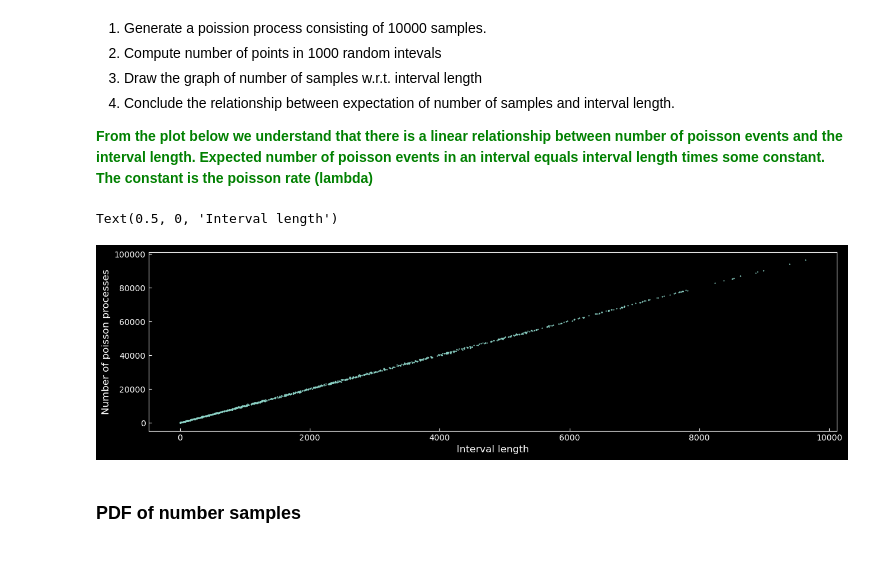
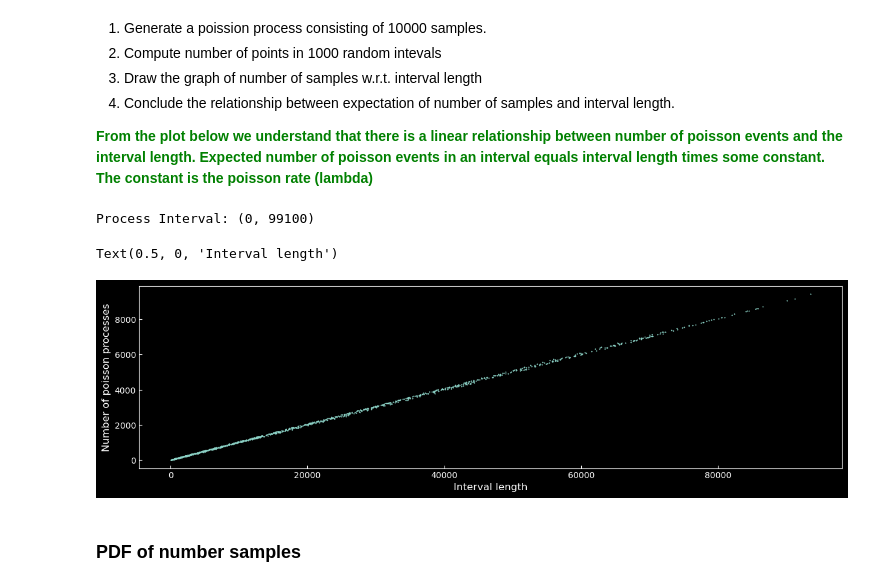
Before and after one commit to mohammadmozafari/stochastic-processes, a Jupyter notebook: hw1/Poisson Process.ipynb, the cells around one changed output. Cells and saved outputs as stored; diff of their text form; code cells hidden in the pictures; blank space fills up the shorter version.

```diff
--- a/hw1/Poisson Process.ipynb
+++ b/hw1/Poisson Process.ipynb
@@ -50,27 +54,33 @@ plt.show()
 Expected number of poisson events in an interval equals interval length times some constant.
 The constant is the poisson rate (lambda)</span><b>
 # %%
+# Generate process
 X = np.random.exponential(1/l, 10000)
 S = np.cumsum(X)
+process_interval = (0, int(S[-1]+1))
+print('Process Interval:', process_interval)
 
-process_interval = (0, S[-1]+1)
+# Compute number of points in random intervals
 interval_start = np.random.uniform(process_interval[0], process_interval[1], 1000)
 interval_lengths = []
 counts = []
 for i in range(1000):
     start = interval_start[i]
     end = np.random.uniform(start, process_interval[1], 1)[0]
     count = np.sum((S < end) * (S > start))
     interval_lengths.append(end - start)
     counts.append(count)
 
-plt.scatter(counts, interval_lengths, s=1)
+# Plot number of events wrt interval length
+plt.rc('figure', figsize=(15, 4), dpi=100)
+plt.scatter(interval_lengths, counts, s=1)
 plt.grid(False)
 plt.ylabel('Number of poisson processes')
 plt.xlabel('Interval length')
 # %% [output]
-Text(0.5, 0, 'Interval length')
+Process Interval: (0, 99100)
+Text(0.5, 0, 'Interval length')
-[figure, old version]
+[figure, new version]
 # %% [markdown]
 ### PDF of number samples
 # %% [markdown]
```
Also changed, not shown: parts of 4 cells of this notebook.
